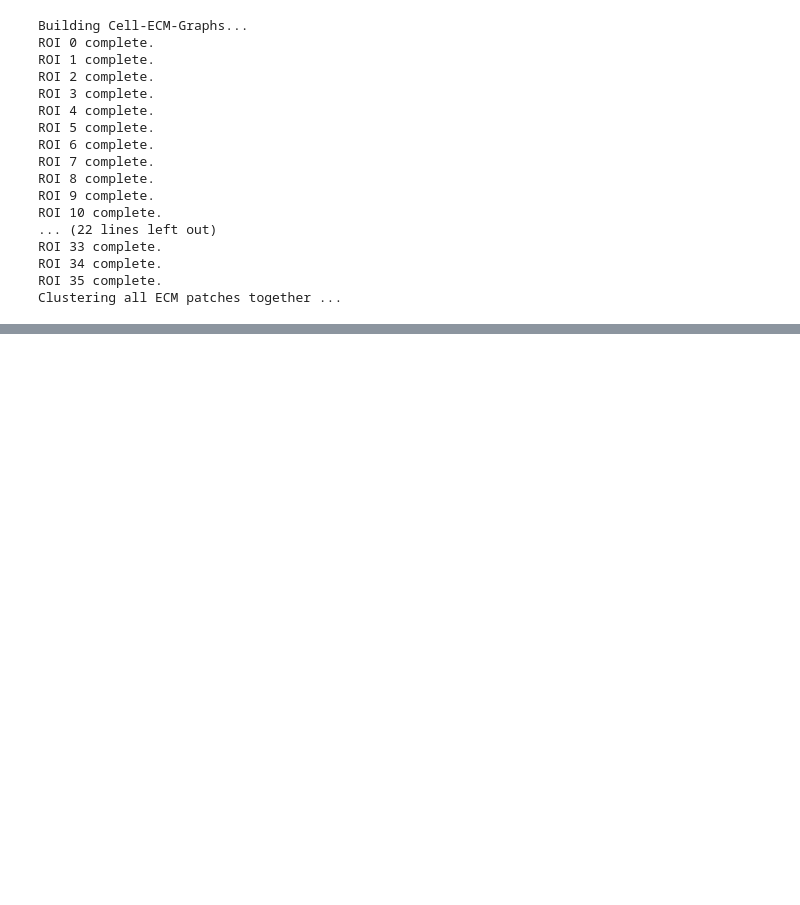
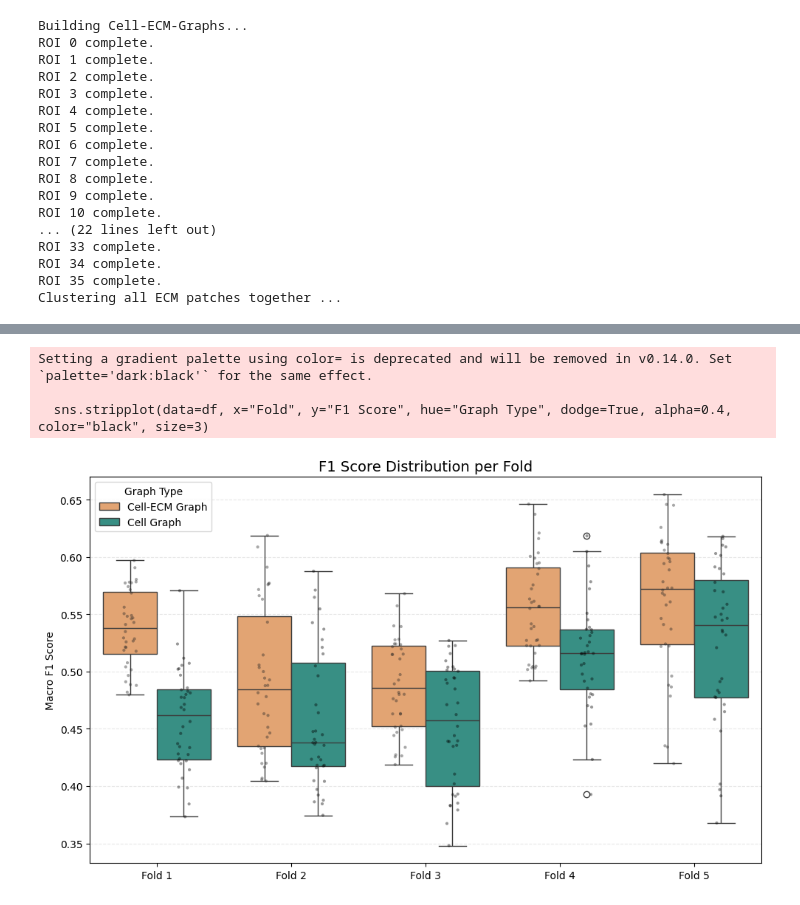
Before and after one commit to moeghaf/Cell-ECM-Graphs-A-Graph-Based-Method-for-Joint-Analysis-of-Cells-and-the-Extracellular-Matrix, a Jupyter notebook: Notebooks/main_figures/fig_9_CV.ipynb, the cells around one changed output, grey strips where cells are left out. Drawn from its saved outputs; the diff is of its cells as text; code cells hidden in the pictures; blank space fills up the shorter version.

```diff
--- a/Notebooks/main_figures/fig_9_CV.ipynb
+++ b/Notebooks/main_figures/fig_9_CV.ipynb
@@ -260,0 +76,8 @@ def get_macro_metrics(cg_final, name):
+# %%
+# Save results using optimal params for cell graph
+cg_reports_cg_params = []
+cg_f1s_cg_params = []
+
+for i in range(len(ceg.ceg_dict)):
+    cell_report, cell_f1s = node_classification_knn_cv(ceg.ceg_dict[i], 'cellgraph', n_neighbors=K_clsf, n_splits=5)
+    cg_f1s_cg_params.extend(cell_f1s)
@@ -260,0 +125,54 @@ def get_macro_metrics(cg_final, name):
+# %%
+# Save results using optimal params for cell ECM graph
+ceg_reports_ceg_params= []
+ceg_f1s_ceg_params = []
+
+
+for i in range(len(ceg.ceg_dict)):
+    cell_ecm_report, cell_ecm_f1s = node_classification_knn_cv(ceg.ceg_dict[i], 'cellecmgraph', n_neighbors=K_clsf, n_splits=5)
+    ceg_reports_ceg_params.append(cell_ecm_report)
+    ceg_f1s_ceg_params.extend(cell_ecm_f1s)
+# %%
+import matplotlib.pyplot as plt
+import seaborn as sns
+import pandas as pd
+
+assert len(ceg_f1s_ceg_params) == 180
+assert len(cg_f1s_cg_params) == 180
+
+# Split into 5 folds × 36 ROIs
+folds = 5
+rois_per_fold = 36
+
+def split_folds(f1_scores, label):
+    data = []
+    for i in range(folds):
+        fold_scores = f1_scores[i * rois_per_fold:(i + 1) * rois_per_fold]
+        data.extend([{"Fold": f"Fold {i+1}", "F1 Score": score, "Graph Type": label} for score in fold_scores])
+    return data
+
+df = pd.DataFrame(
+    split_folds(ceg_f1s_ceg_params, "Cell-ECM Graph") +
+    split_folds(cg_f1s_cg_params, "Cell Graph")
+)
+
+# Plot
+plt.figure(figsize=(10, 6))
+sns.boxplot(data=df, x="Fold", y="F1 Score", hue="Graph Type", palette=["#f4a261", "#2a9d8f"])
+sns.stripplot(data=df, x="Fold", y="F1 Score", hue="Graph Type", dodge=True, alpha=0.4, color="black", size=3)
+
+# Tidy legend
+handles, labels = plt.gca().get_legend_handles_labels()
+plt.legend(handles[:2], labels[:2], title="Graph Type")
+
+plt.title("F1 Score Distribution per Fold", fontsize=14)
+plt.ylabel("Macro F1 Score")
+plt.xlabel("")
+plt.grid(axis="y", linestyle="--", alpha=0.3)
+plt.tight_layout()
+plt.savefig("f1_score_distribution_per_fold.png", dpi=600)
+# %% [output]
+Setting a gradient palette using color= is deprecated and will be removed in v0.14.0. Set `palette='dark:black'` for the same effect.
+
+  sns.stripplot(data=df, x="Fold", y="F1 Score", hue="Graph Type", dodge=True, alpha=0.4, color="black", size=3)
+[figure, added]
```
Also changed, not shown: parts of 3 cells of this notebook.
